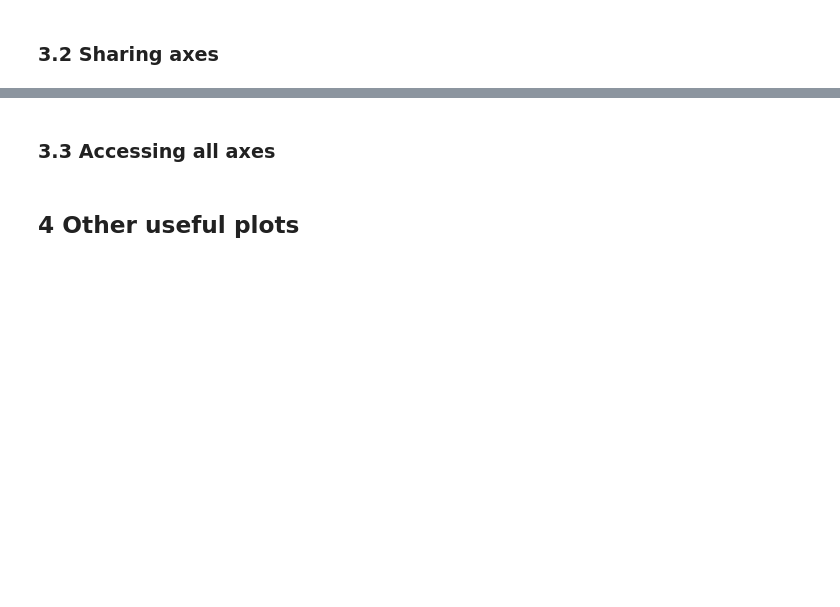
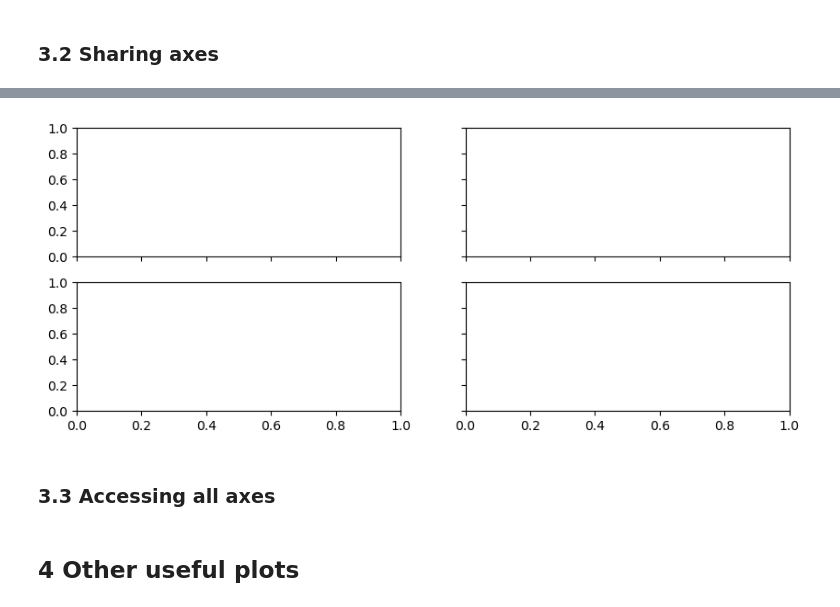
Before and after one commit to SPS-SP2273/learning-portfolio-nikitakunchur, a Jupyter notebook: plotting/plotting_(good).ipynb, the cells around one changed output, grey strips where cells are left out. Cells and saved outputs as stored; diff of their text form; code cells hidden in the pictures; blank space fills up the shorter version.

```diff
--- a/plotting/plotting_(good).ipynb
+++ b/plotting/plotting_(good).ipynb
@@ -107,3 +139,9 @@ fig, ax = plt.subplots(nrows=2, ncols=1,
+# %%
+fig, ax = plt.subplots(nrows=2, ncols=2,
+                       figsize=(10, 4),
+                       sharex=True, sharey='all') # all subplots in a row will share the same y-axis range
+# %% [output]
+[figure, added]
 # %% [markdown]
 ### 3.3 Accessing all axes
 # %%
```
Also changed, not shown: parts of 20 cells of this notebook, 3 other files.
